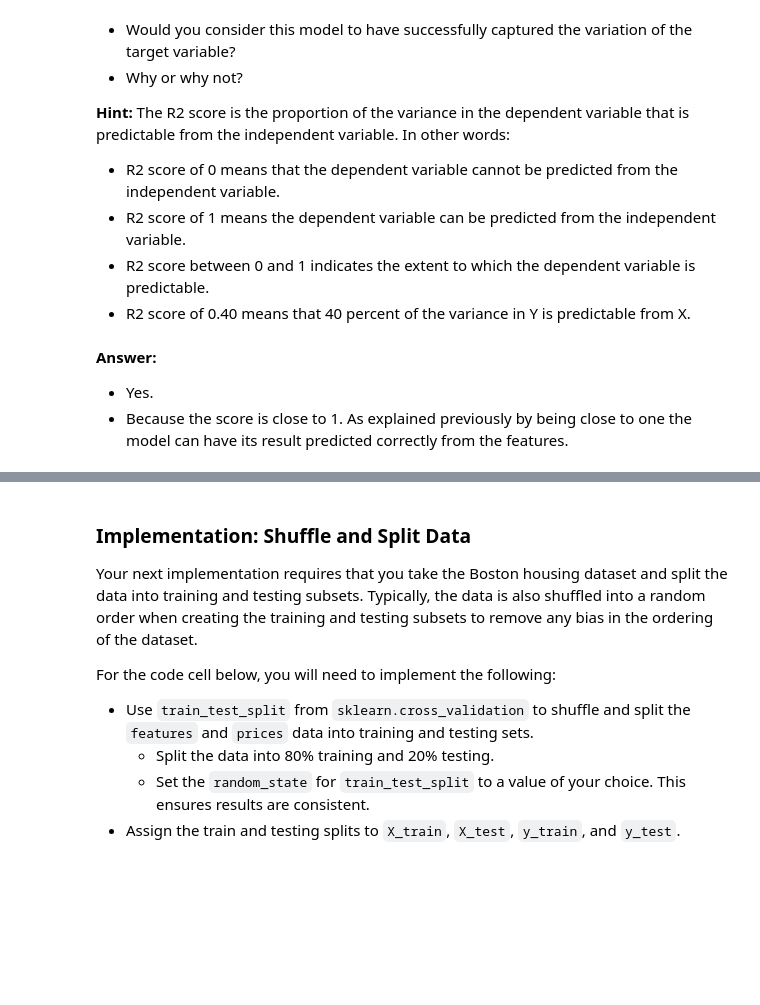
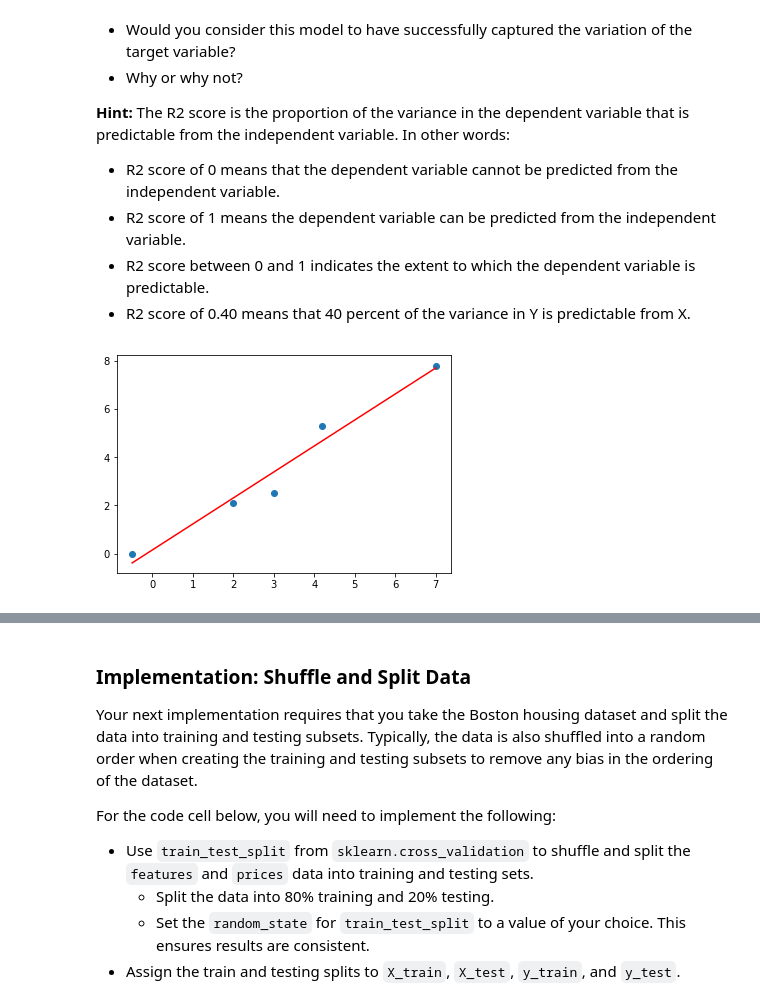
Before and after one commit to suviano/BostonHousing, a Jupyter notebook: boston_housing.ipynb, the cells around one changed output, grey strips where cells are left out. Cells and saved outputs as stored; diff of their text form; code cells hidden in the pictures; blank space fills up the shorter version.

Commit message:
Improvements into the R^2 score metric

```diff
--- a/boston_housing.ipynb
+++ b/boston_housing.ipynb
@@ -234,8 +234,16 @@ Model has a coefficient of determination, R^2, of 0.923.
 * R2 score of 1 means the dependent variable can be predicted from the independent variable.
 * R2 score between 0 and 1 indicates the extent to which the dependent variable is predictable.
 * R2 score of 0.40 means that 40 percent of the variance in Y is predictable from X.
-# %% [markdown]
-**Answer:**
-
-- Yes.
-- Because the score is close to 1. As explained previously by being close to one the model can have its result predicted correctly from the features.
+# %%
+bill = [3, -0.5, 2, 7, 4.2]
+tip =  [2.5, 0.0, 2.1, 7.8, 5.3]
+plt.scatter(bill, tip)
+
+a, b = np.polyfit(np.array(bill), np.array(tip), deg=1)
+f = lambda x: a*x + b
+x = np.array([min(bill),max(bill)])
+plt.plot(x,f(x), c="red")
+
+plt.show()
+# %% [output]
+[figure, added]
```
Also changed, not shown: parts of 1 cell of this notebook, 1 other file.
